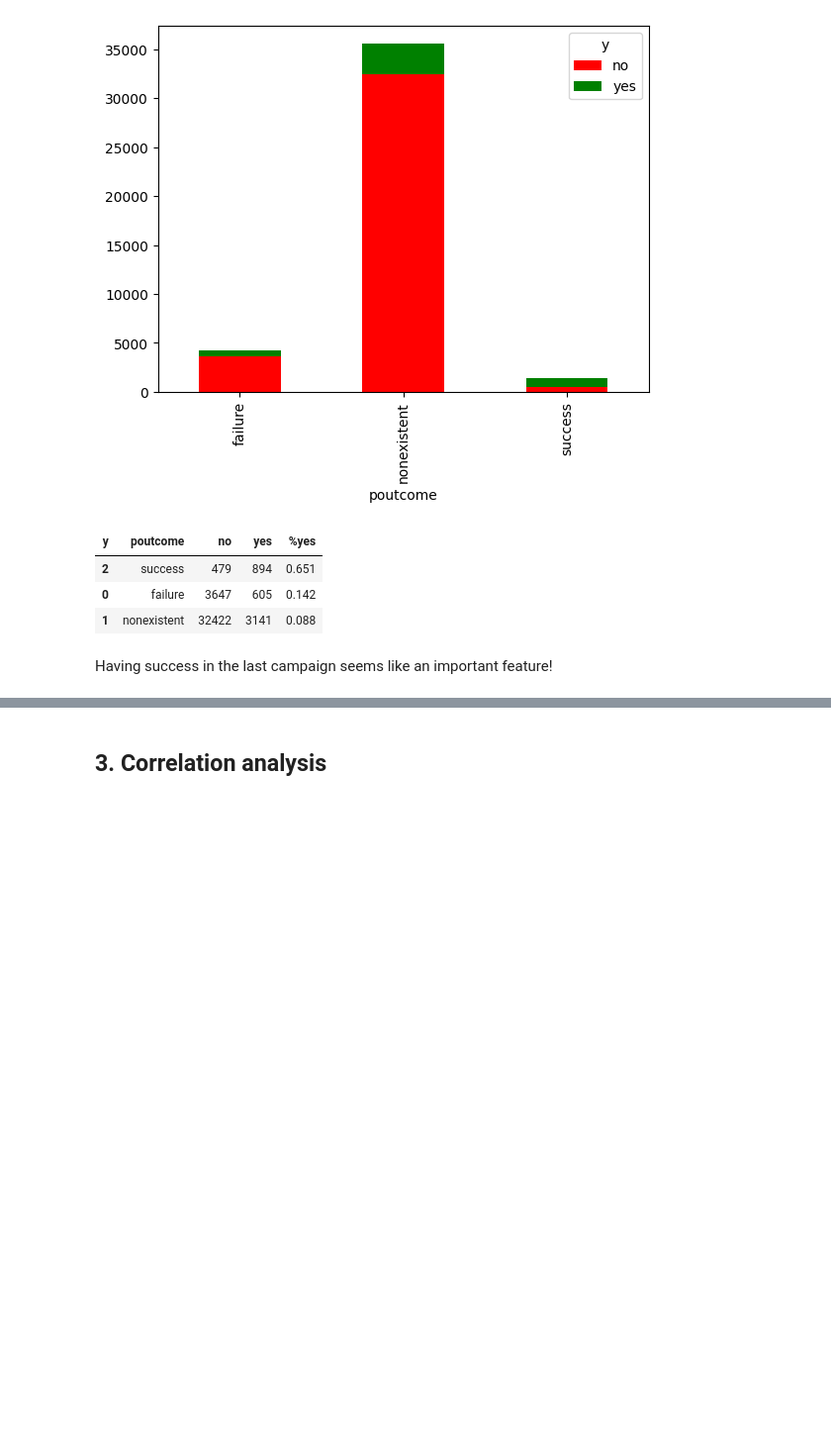
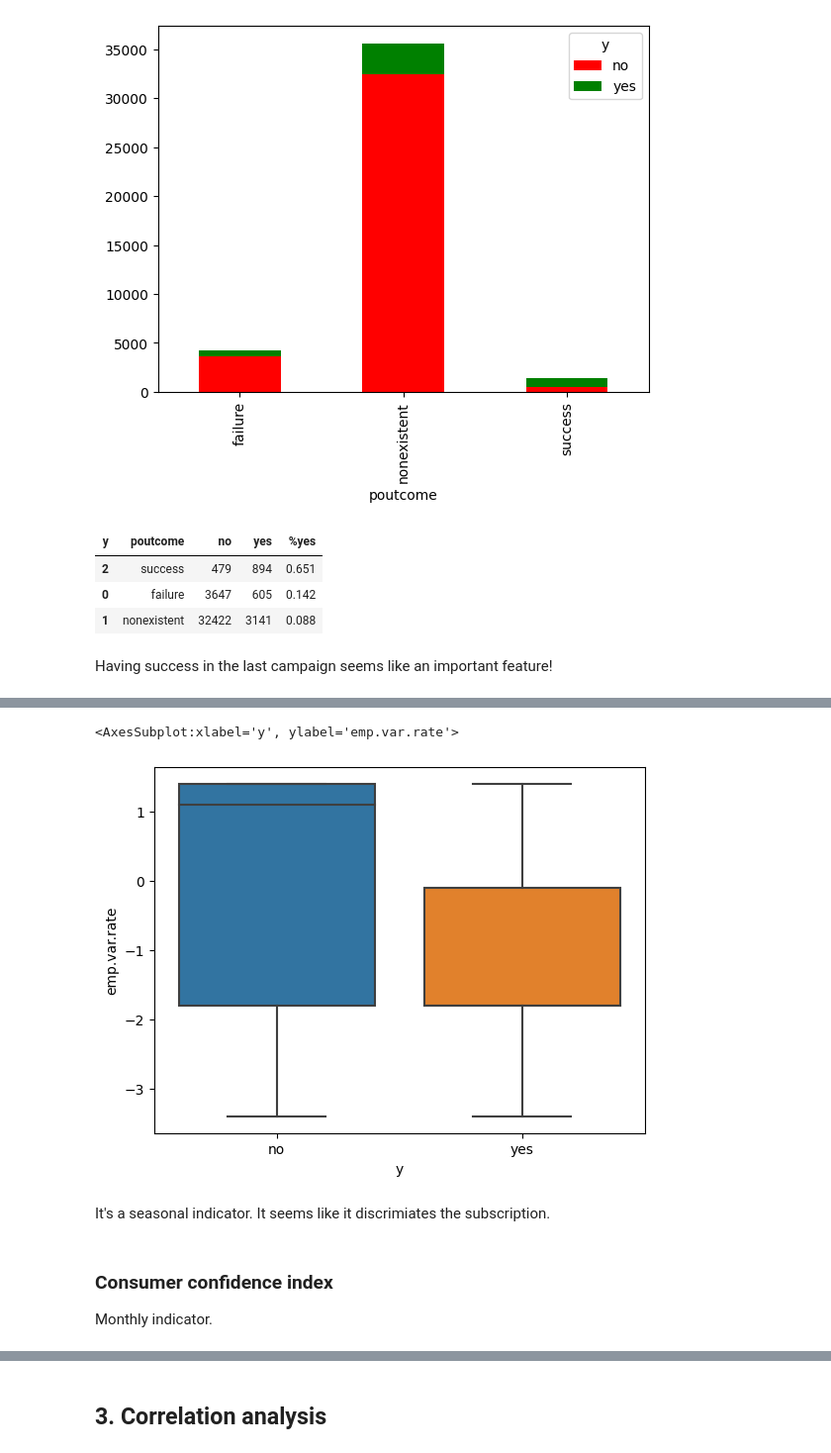
Before and after one commit to mpereiramoretti/pcs5787-projeto, a Jupyter notebook: notebooks/0. EDA.ipynb, the cells around one changed output, grey strips where cells are left out. Shown: that part at 99% size. Saved outputs shown, nothing was run; the diff lists cells and outputs as text; code cells hidden in the pictures; blank space fills up the shorter version.

```diff
--- a/notebooks/0. EDA.ipynb
+++ b/notebooks/0. EDA.ipynb
@@ -948,0 +1004,11 @@ df
+# %%
+sns.boxplot(data=df, x="y", y="emp.var.rate")
+# %% [output]
+<AxesSubplot:xlabel='y', ylabel='emp.var.rate'>
+[figure, added]
+# %% [markdown]
+It's a seasonal indicator. It seems like it discrimiates the subscription.
+# %% [markdown]
+### Consumer confidence index
+
+Monthly indicator.
```
Also changed, not shown: parts of 38 cells of this notebook.
